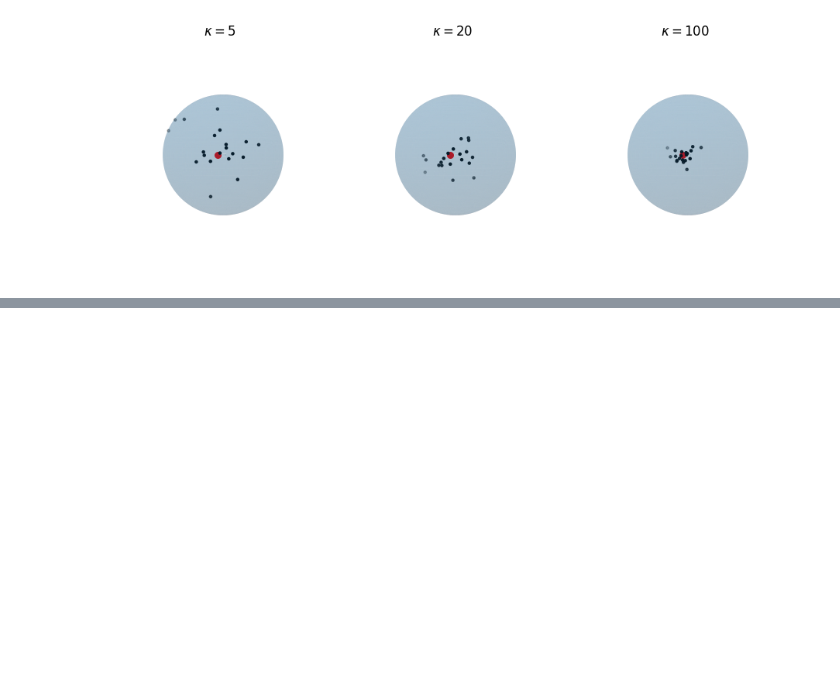
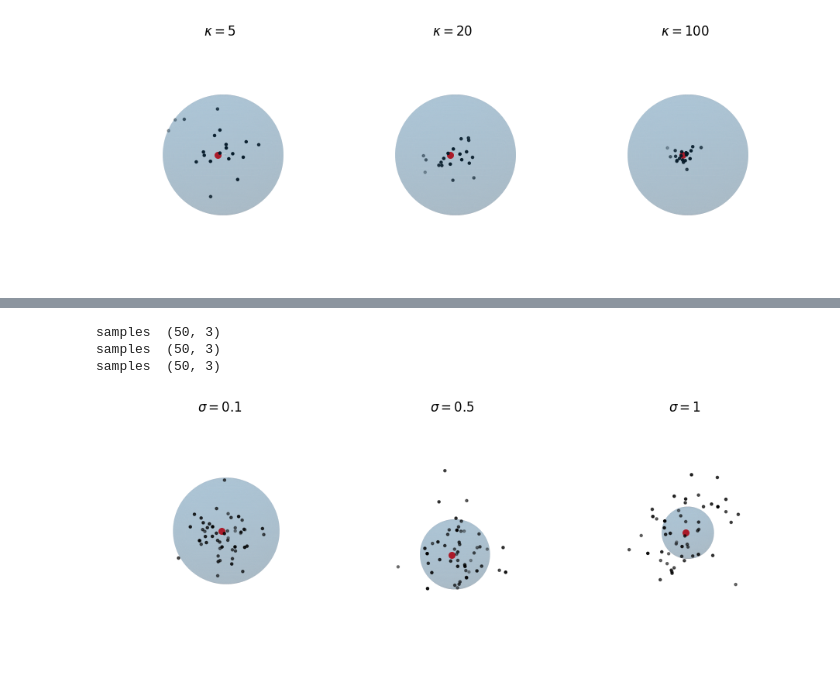
Before and after one commit to vdng9338/projet-compstats-2023, a Jupyter notebook: Code/sampling_exp.ipynb, the cells around one changed output, grey strips where cells are left out. Saved outputs shown, nothing was run; the diff lists cells and outputs as text; code cells hidden in the pictures; blank space fills up the shorter version.

Commit message:
add modif Victor and fix for sampling exp

```diff
--- a/Code/sampling_exp.ipynb
+++ b/Code/sampling_exp.ipynb
@@ -168,0 +219,33 @@ samples  torch.Size([20, 3])
+# %%
+def plot_normal_samples(ax, x, y, z, mu, sigma):
+
+    samples = multivariate_normal.rvs(mean=mu, cov=sigma, size=50)
+    print('samples ', samples.shape)
+    ax.plot_surface(x, y, z, rstride=1, cstride=1, linewidth=0,
+                    alpha=0.2) # rstride, cstride : downsampling stride in each direction to determine the number of point to be plotted
+    ax.scatter(samples[:, 0], samples[:, 1], samples[:, 2], c='k', s=5)
+    ax.scatter(mu[0], mu[1], mu[2], c='r', s=30)
+    ax.set_aspect('equal')
+    ax.view_init(azim=-130, elev=0)
+    ax.axis('off')
+    ax.set_title(rf"$\sigma={sigma}$")
+
+
+mu = np.array([-np.sqrt(0.5), -np.sqrt(0.5), 0])
+fig, axes = plt.subplots(nrows=1, ncols=3,
+                         subplot_kw={"projection": "3d"},
+                         figsize=(9, 4))
+left, middle, right = axes
+plot_normal_samples(left, x, y, z, mu, .1)
+plot_normal_samples(middle, x, y, z, mu, .5)
+plot_normal_samples(right, x, y, z, mu, 1)
+plt.subplots_adjust(top=1, bottom=0.0, left=0.0,
+                    right=1.0, wspace=0.)
+plt.show()
+
+fig.savefig(figure_folder / 'normal_sampling.png')
+# %% [output]
+samples  (50, 3)
+samples  (50, 3)
+samples  (50, 3)
+[figure, added]
```
Also changed, not shown: parts of 3 cells of this notebook, 5 other files.
